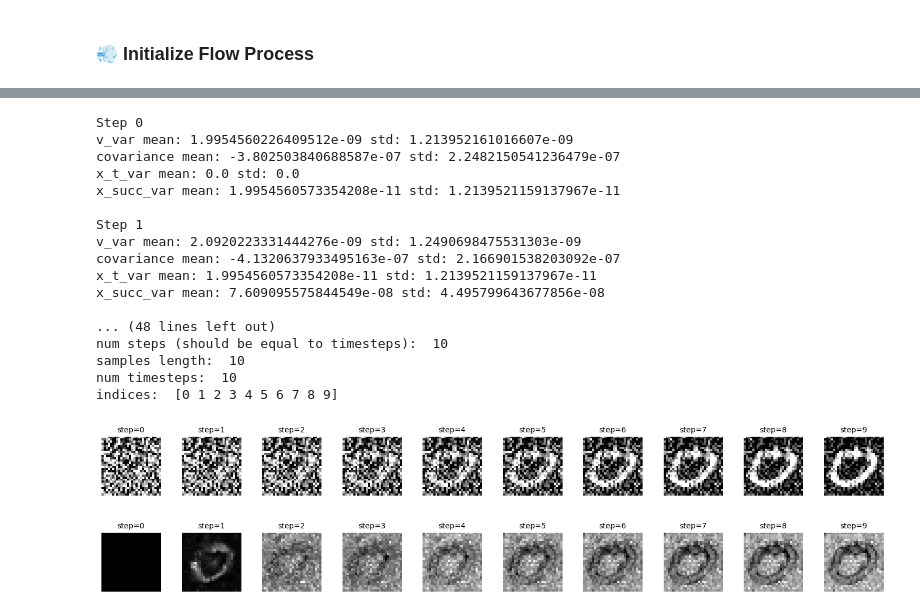
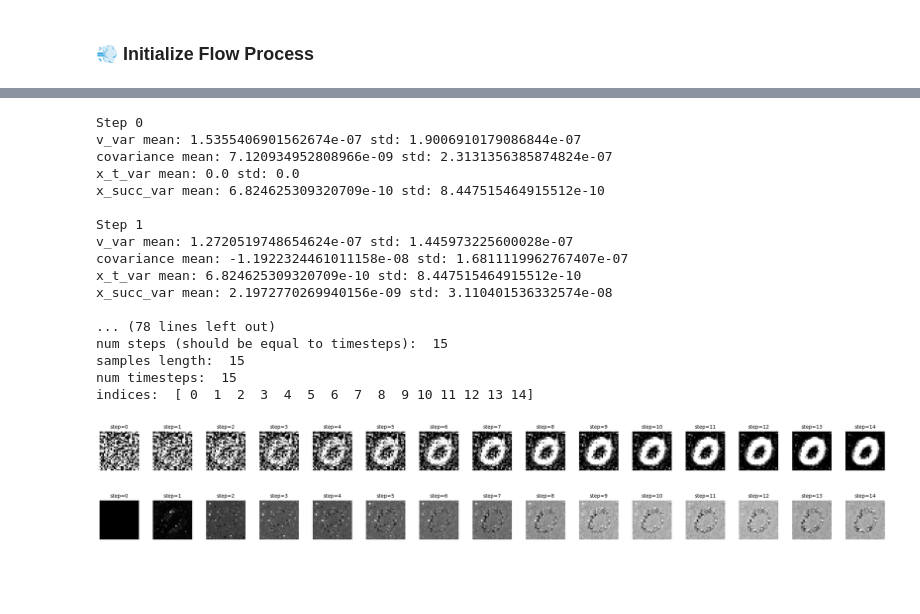
Before and after one commit to Jac-Zac/PML_DL_Final_Project, a Jupyter notebook: notebooks/notebook_llla_flow.ipynb, the cells around one changed output, grey strips where cells are left out. Saved outputs shown, nothing was run; the diff lists cells and outputs as text; code cells hidden in the pictures; blank space fills up the shorter version.

Commit message:
Updated unet updated flow

```diff
--- a/notebooks/notebook_llla_flow.ipynb
+++ b/notebooks/notebook_llla_flow.ipynb
@@ -242,13 +209,13 @@ num_classes = 10
 model_kwargs={
     "num_classes": num_classes, "time_emb_dim": 128,
     # NOTE: We are currently using different time embedding because of a small bug but it is fine
-    # "time_embedding_type": "mlp" if method == "flow" else "sinusoidal"
+    "time_embedding_type": "mlp" if method == "flow" else "sinusoidal"
 }
 
 # Load pretrained MAP model using best checkpoint
 flow_model = load_pretrained_model(
     model_name="unet",
-    ckpt_path="jac-zac/diffusion-project/best-model:v63",
+    ckpt_path="jac-zac/diffusion-project/best-model:v91",
     device=device,
     model_kwargs=model_kwargs,
     use_wandb=True,
@@ -455,46 +254,47 @@ def plot_image_uncertainty_grid(
 # %%
 from PIL import Image
+from src.utils.plots import plot_image_uncertainty_grid
 
-num_intermediate = 10
-max_steps = 10
+num_intermediate = 15
+max_steps = 15
 
 all_samples_grouped, uncertainties = plot_image_uncertainty_grid(
         laplace_model,
         flow,
         num_intermediate=num_intermediate,
         n=1,
         total_steps=max_steps,
         save_dir=save_dir,
         device=device,
         num_classes=num_classes,
-        cov_num_sample=15,
+        cov_num_sample=100,
     )
 
 # Display samples grid
 out_path_img = os.path.join(save_dir, "all_samples_grid.png")
 display(Image.open(out_path_img))
 
 # Display uncertainties grid
 out_path_unc = os.path.join(save_dir, "all_uncertainties_grid.png")
 display(Image.open(out_path_unc))
 # %% [output]
 Step 0
-v_var mean: 1.9954560226409512e-09 std: 1.213952161016607e-09
-covariance mean: -3.802503840688587e-07 std: 2.2482150541236479e-07
+v_var mean: 1.5355406901562674e-07 std: 1.9006910179086844e-07
+covariance mean: 7.120934952808966e-09 std: 2.3131356385874824e-07
 x_t_var mean: 0.0 std: 0.0
-x_succ_var mean: 1.9954560573354208e-11 std: 1.2139521159137967e-11
+x_succ_var mean: 6.824625309320709e-10 std: 8.447515464915512e-10
 
 Step 1
-v_var mean: 2.0920223331444276e-09 std: 1.2490698475531303e-09
-covariance mean: -4.1320637933495163e-07 std: 2.166901538203092e-07
-x_t_var mean: 1.9954560573354208e-11 std: 1.2139521159137967e-11
-x_succ_var mean: 7.609095575844549e-08 std: 4.495799643677856e-08
+v_var mean: 1.2720519748654624e-07 std: 1.445973225600028e-07
+covariance mean: -1.1922324461011158e-08 std: 1.6811119962767407e-07
+x_t_var mean: 6.824625309320709e-10 std: 8.447515464915512e-10
+x_succ_var mean: 2.1972770269940156e-09 std: 3.110401536332574e-08
 
-... (48 lines left out)
-num steps (should be equal to timesteps):  10
-samples length:  10
-num timesteps:  10
-indices:  [0 1 2 3 4 5 6 7 8 9]
+... (78 lines left out)
+num steps (should be equal to timesteps):  15
+samples length:  15
+num timesteps:  15
+indices:  [ 0  1  2  3  4  5  6  7  8  9 10 11 12 13 14]
-[figure, old version]
+[figure, new version]
-[figure, old version]
+[figure, new version]
 # %%
```
Also changed, not shown: parts of 7 cells of this notebook, 3 other files.
